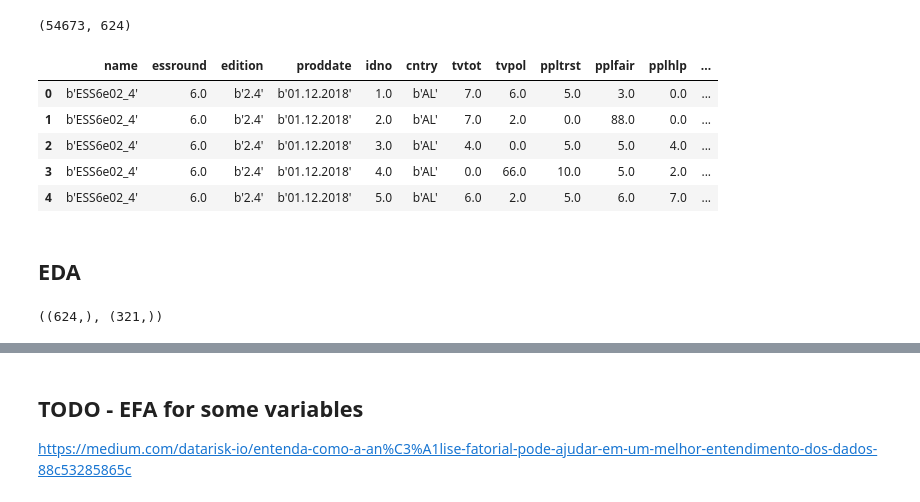
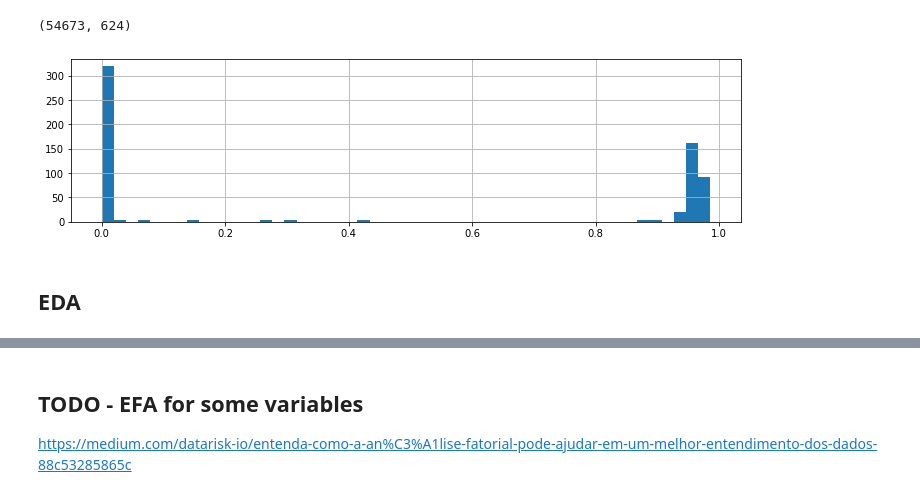
Before and after one commit to hasansalimkanmaz/data-visualization-course-assignment, a Jupyter notebook: Ossamu - EDA.ipynb, the cells around one changed output, grey strips where cells are left out. Cells and saved outputs as stored; diff of their text form; code cells hidden in the pictures.

```diff
--- a/Ossamu - EDA.ipynb
+++ b/Ossamu - EDA.ipynb
@@ -23,21 +19,16 @@ Warning: column count mismatch (191 + 239 != 624)
 df.shape
 # %% [output]
 (54673, 624)
-# %%
-df.head()
-# %% [output]
-|  | name | essround | edition | proddate | idno | cntry | tvtot | tvpol | ppltrst | pplfair | pplhlp | ... |
-| 0 | b'ESS6e02_4' | 6.0 | b'2.4' | b'01.12.2018' | 1.0 | b'AL' | 7.0 | 6.0 | 5.0 | 3.0 | 0.0 | ... |
-| 1 | b'ESS6e02_4' | 6.0 | b'2.4' | b'01.12.2018' | 2.0 | b'AL' | 7.0 | 2.0 | 0.0 | 88.0 | 0.0 | ... |
-| 2 | b'ESS6e02_4' | 6.0 | b'2.4' | b'01.12.2018' | 3.0 | b'AL' | 4.0 | 0.0 | 5.0 | 5.0 | 4.0 | ... |
-| 3 | b'ESS6e02_4' | 6.0 | b'2.4' | b'01.12.2018' | 4.0 | b'AL' | 0.0 | 66.0 | 10.0 | 5.0 | 2.0 | ... |
-| 4 | b'ESS6e02_4' | 6.0 | b'2.4' | b'01.12.2018' | 5.0 | b'AL' | 6.0 | 2.0 | 5.0 | 6.0 | 7.0 | ... |
+# %%
+nunique_cols = df.nunique()
+df = df[nunique_cols[nunique_cols!=1].index]
+# %%
+null_cols = df.isna().sum()/df.shape[0]
+null_cols.hist(bins=50, figsize=(12, 3));
+# %% [output]
+[figure, added]
 # %% [markdown]
 ## EDA
 # %%
-# percentage of null in columns
-perc_null_cols = df.isna().sum().sort_values() / df.shape[0]
-
-perc_null_cols.shape, perc_null_cols[perc_null_cols==0].shape
+def percentage_nulls(df, col):
+    print('Percentage of null:', df[col].isna().sum()/df.shape[0])
-# %% [output]
-((624,), (321,))
```
Also changed, not shown: parts of 18 cells of this notebook.
